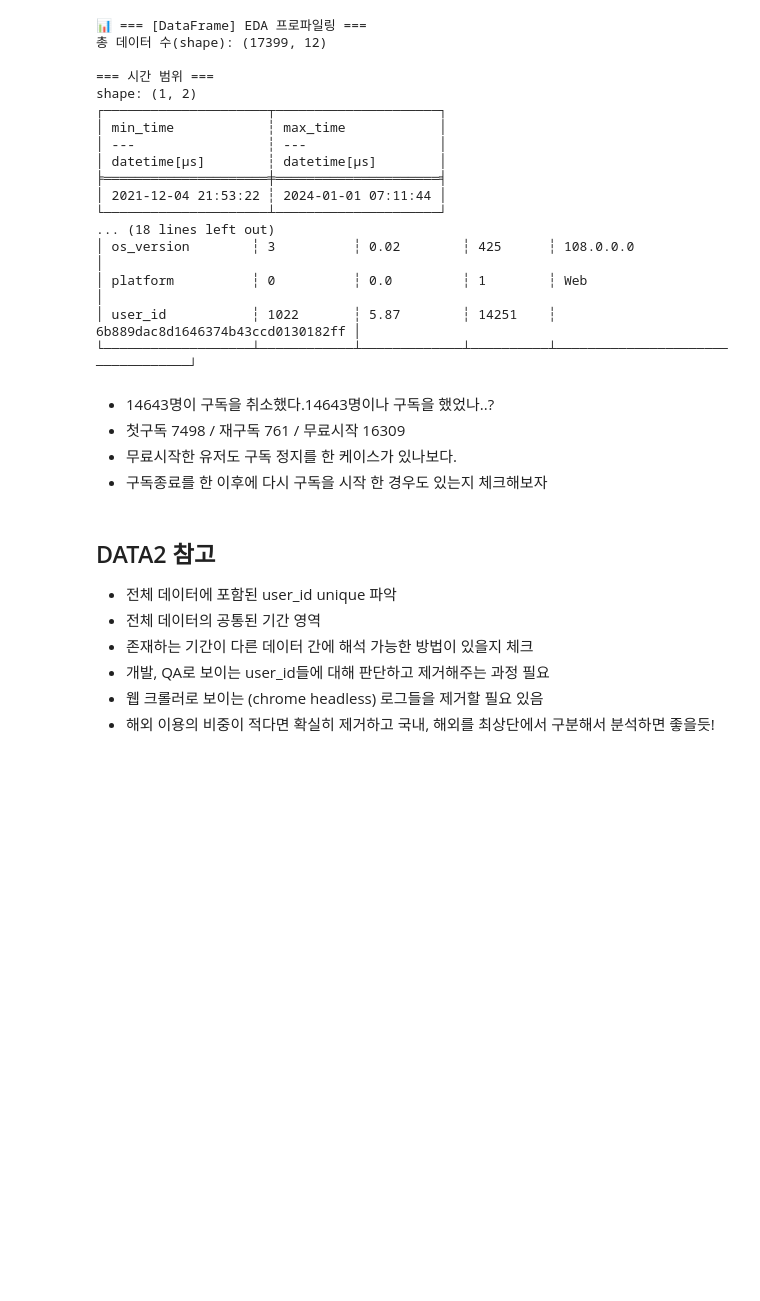
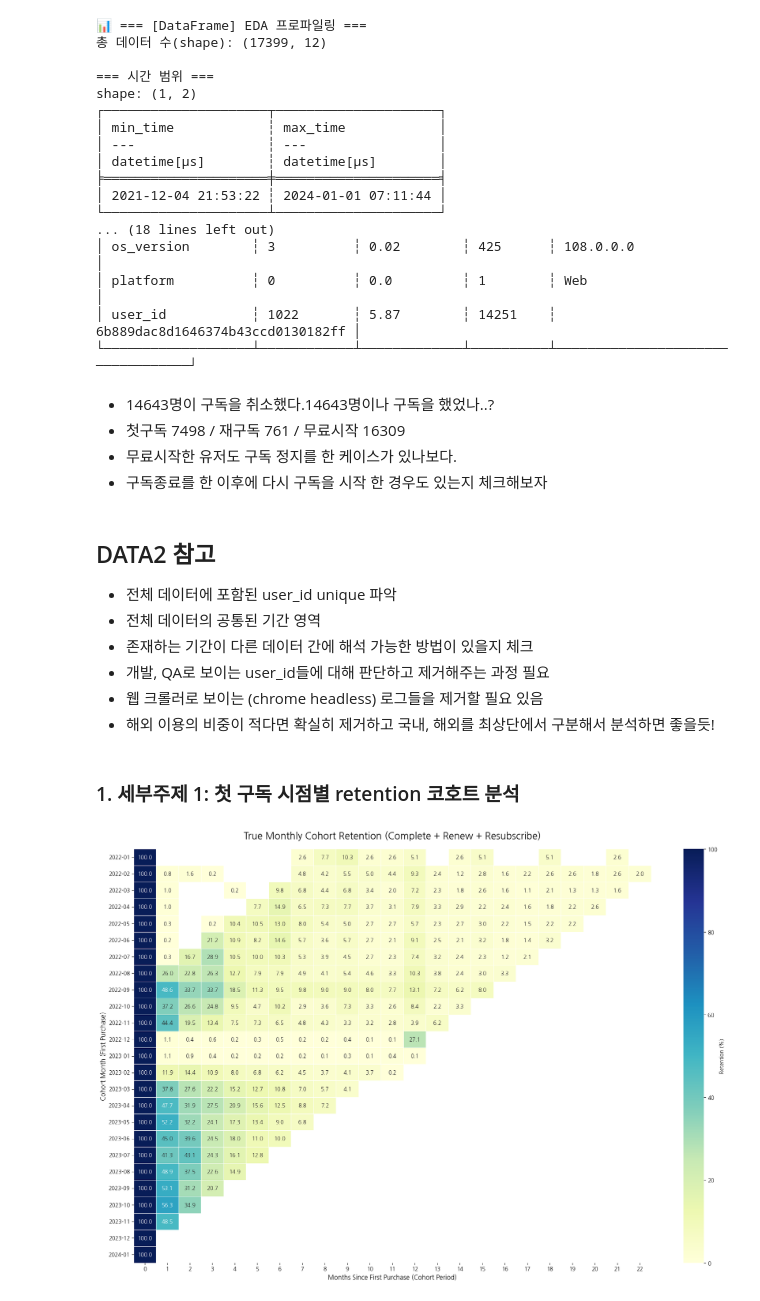
Before and after one commit to tecet1/midproject1, a Jupyter notebook: EDA/topic2_eda_modified.ipynb, the cells around one changed output. Cells and saved outputs as stored; diff of their text form; code cells hidden in the pictures; blank space fills up the shorter version.

Commit message:
add cohort analysis
첫 구독, 구독갱신, 재구독 테이블을 황용한 구독 리텐션 분석 코드 추가

```diff
--- a/EDA/topic2_eda_modified.ipynb
+++ b/EDA/topic2_eda_modified.ipynb
@@ -3134,3 +3134,72 @@ shape: (1, 2)
 - 개발, QA로 보이는 user_id들에 대해 판단하고 제거해주는 과정 필요
 - 웹 크롤러로 보이는 (chrome headless) 로그들을 제거할 필요 있음
 - 해외 이용의 비중이 적다면 확실히 제거하고 국내, 해외를 최상단에서 구분해서 분석하면 좋을듯!
+# %% [markdown]
+### 1. 세부주제 1: 첫 구독 시점별 retention 코호트 분석
+# %%
+import polars as pl
+import pandas as pd
+import matplotlib.pyplot as plt
+import seaborn as sns
+
+# --- [1단계] 결제 마스터 타임라인 구축 (Union All) ---
+# 세 테이블에서 핵심 컬럼(user_id, 시간)만 뽑아서 위아래로 합칩니다.
+payment_events = pl.concat([
+    complete_subscription_kr.select(["user_id", "client_event_time"]),
+    renew_subscription_kr.select(["user_id", "client_event_time"]),
+    resubscribe_subscription_kr.select(["user_id", "client_event_time"])
+])
+
+# --- [2단계] 코호트 기준월 및 활동월 맵핑 ---
+# 유저별 최초 결제 시점(Month 0)을 구하고, 각 이벤트의 발생 시점(Order Month)을 기록합니다.
+cohort_base = payment_events.with_columns([
+    pl.col("client_event_time").min().over("user_id").dt.truncate("1mo").dt.to_string("%Y-%m").alias("cohort_month"),
+    pl.col("client_event_time").min().over("user_id").dt.truncate("1mo").alias("cohort_month_raw"),
+    pl.col("client_event_time").dt.truncate("1mo").alias("order_month")
+])
+
+# --- [3단계] 생존 기간(Period) 계산 및 중복 제거 집계 ---
+cohort_data = (
+    cohort_base
+    .group_by(["cohort_month", "cohort_month_raw", "order_month"])
+    .agg(pl.col("user_id").n_unique().alias("user_count")) # 해당 월에 결제 이력이 있는 유니크 유저 수
+    .with_columns([
+        ((pl.col("order_month").dt.year() - pl.col("cohort_month_raw").dt.year()) * 12 +
+         (pl.col("order_month").dt.month() - pl.col("cohort_month_raw").dt.month())).alias("cohort_period")
+    ])
+    .filter(pl.col("cohort_period") >= 0) # 과거 이상치 데이터 방어
+    .sort(["cohort_month_raw", "cohort_period"])
+)
+
+# --- [4단계] 피벗 및 리텐션 비율 계산 ---
+cohort_pivot = (
+    cohort_data.select(["cohort_month", "cohort_period", "user_count"])
+    .to_pandas()
+    .pivot(index="cohort_month", columns="cohort_period", values="user_count")
+)
+
+# Month 0 (최초 결제월)의 유저 수를 분모로 삼아 각 월의 잔존율(%) 계산
+cohort_size = cohort_pivot.iloc[:, 0]
+retention = cohort_pivot.divide(cohort_size, axis=0) * 100
+
+# --- [5단계] 시각화 (Heatmap) ---
+plt.figure(figsize=(18, 12)) # 꽉 찬 데이터를 보기 위해 사이즈를 약간 키웠습니다.
+sns.heatmap(
+    retention,
+    annot=True,
+    fmt=".1f",
+    cmap="YlGnBu",
+    cbar_kws={'label': 'Retention (%)'},
+    linewidths=.5,
+    vmin=0, vmax=100 # 색상 스케일을 0~100%로 고정하여 직관성 확보
+)
+
+plt.title("True Monthly Cohort Retention (Complete + Renew + Resubscribe)", fontsize=18, pad=20)
+plt.ylabel("Cohort Month (First Purchase)", fontsize=12)
+plt.xlabel("Months Since First Purchase (Cohort Period)", fontsize=12)
+plt.yticks(rotation=0)
+
+plt.tight_layout()
+plt.show()
+# %% [output]
+[figure, added]
```
